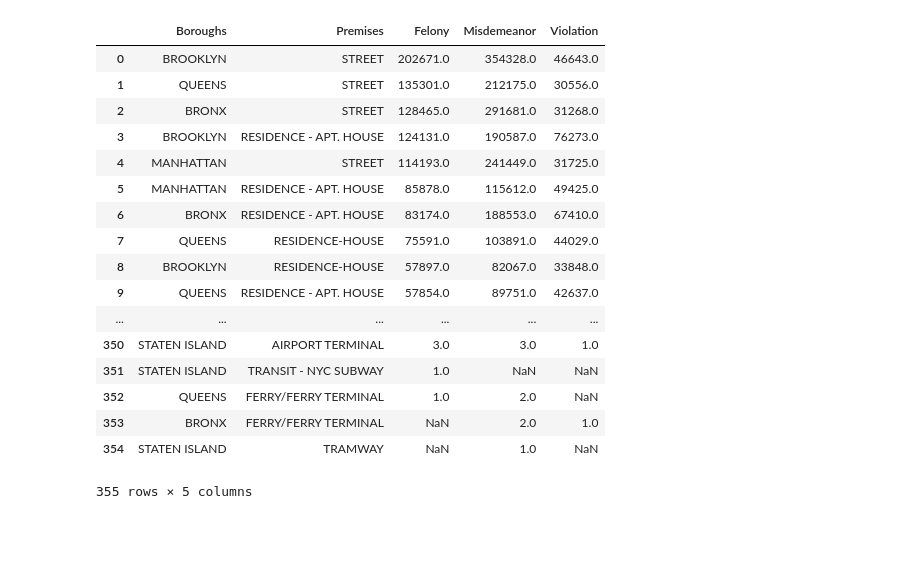
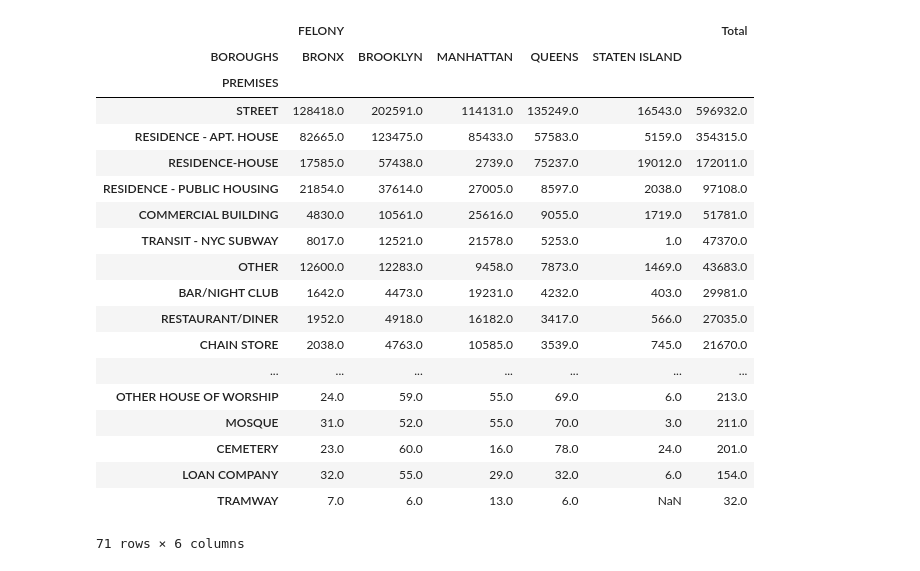
Before and after one commit to wilfy9249/Capstone-Fall-18, a Jupyter notebook: Python Notebook/Analyzing_success_of_a_crime.ipynb, the cells around one changed output. Drawn from its saved outputs; the diff is of its cells as text; code cells hidden in the pictures; blank space fills up the shorter version.

Commit message:
Created Pivot Table

```diff
--- a/Python Notebook/Analyzing_success_of_a_crime.ipynb
+++ b/Python Notebook/Analyzing_success_of_a_crime.ipynb
@@ -32,23 +44,47 @@ mergedData = sortFelony.merge(sortMis.merge(sortVio, left_on=[9,11], right_on=[9
-# %%
-final = mergedData.drop([8,'8_x','8_y'],axis=1)
-final.columns = ['Boroughs', 'Premises', 'Felony', 'Misdemeanor', 'Violation']
-final
-# %% [output]
-|  | Boroughs | Premises | Felony | Misdemeanor | Violation |
-| 0 | BROOKLYN | STREET | 202671.0 | 354328.0 | 46643.0 |
-| 1 | QUEENS | STREET | 135301.0 | 212175.0 | 30556.0 |
-| 2 | BRONX | STREET | 128465.0 | 291681.0 | 31268.0 |
-| 3 | BROOKLYN | RESIDENCE - APT. HOUSE | 124131.0 | 190587.0 | 76273.0 |
-| 4 | MANHATTAN | STREET | 114193.0 | 241449.0 | 31725.0 |
-| 5 | MANHATTAN | RESIDENCE - APT. HOUSE | 85878.0 | 115612.0 | 49425.0 |
-| 6 | BRONX | RESIDENCE - APT. HOUSE | 83174.0 | 188553.0 | 67410.0 |
-| 7 | QUEENS | RESIDENCE-HOUSE | 75591.0 | 103891.0 | 44029.0 |
-| 8 | BROOKLYN | RESIDENCE-HOUSE | 57897.0 | 82067.0 | 33848.0 |
-| 9 | QUEENS | RESIDENCE - APT. HOUSE | 57854.0 | 89751.0 | 42637.0 |
-| ... | ... | ... | ... | ... | ... |
-| 350 | STATEN ISLAND | AIRPORT TERMINAL | 3.0 | 3.0 | 1.0 |
-| 351 | STATEN ISLAND | TRANSIT - NYC SUBWAY | 1.0 | NaN | NaN |
-| 352 | QUEENS | FERRY/FERRY TERMINAL | 1.0 | 2.0 | NaN |
-| 353 | BRONX | FERRY/FERRY TERMINAL | NaN | 2.0 | 1.0 |
-| 354 | STATEN ISLAND | TRAMWAY | NaN | 1.0 | NaN |
-355 rows × 5 columns
+# %%
+felony_val = 'FELONY'
+mis_val = 'MISDEMEANOR'
+vio_val = 'VIOLATION'
+
+only_completed_felony = filterData(completed_crimes,8,felony_val)
+data = only_completed_felony.drop([5,7,10],axis = 1)
+fel_data = getCount(data,list([9,11,8]),felony_val)
+fel_data.columns= ['BOROUGHS', 'PREMISES', 'TYPE', felony_val]
+
+only_completed_mis = filterData(completed_crimes,8,mis_val)
+data = only_completed_mis.drop([5,7,10],axis = 1)
+mis_data = getCount(data,list([9,11,8]),mis_val)
+
+only_completed_vio = filterData(completed_crimes,8,vio_val)
+data = only_completed_vio.drop([5,7,10],axis = 1)
+vio_data = getCount(data,list([9,11,8]),vio_val)
+# %%
+fel_data[[felony_val]] = fel_data[[felony_val]].apply(pd.to_numeric)
+# %%
+fel_pivot = fel_data.pivot_table(values = [felony_val], index = ['PREMISES'], columns = ['BOROUGHS'])
+fel_pivot.insert(5,'Total',fel_pivot.sum(axis=1))
+# %%
+sorted_fel = fel_pivot.reindex(fel_pivot['Total'].sort_values(ascending=False).index)
+# %%
+sorted_fel
+# %% [output]
+|  | FELONY |  |  |  |  | Total |
+| BOROUGHS | BRONX | BROOKLYN | MANHATTAN | QUEENS | STATEN ISLAND |  |
+| PREMISES |  |  |  |  |  |  |
+| STREET | 128418.0 | 202591.0 | 114131.0 | 135249.0 | 16543.0 | 596932.0 |
+| RESIDENCE - APT. HOUSE | 82665.0 | 123475.0 | 85433.0 | 57583.0 | 5159.0 | 354315.0 |
+| RESIDENCE-HOUSE | 17585.0 | 57438.0 | 2739.0 | 75237.0 | 19012.0 | 172011.0 |
+| RESIDENCE - PUBLIC HOUSING | 21854.0 | 37614.0 | 27005.0 | 8597.0 | 2038.0 | 97108.0 |
+| COMMERCIAL BUILDING | 4830.0 | 10561.0 | 25616.0 | 9055.0 | 1719.0 | 51781.0 |
+| TRANSIT - NYC SUBWAY | 8017.0 | 12521.0 | 21578.0 | 5253.0 | 1.0 | 47370.0 |
+| OTHER | 12600.0 | 12283.0 | 9458.0 | 7873.0 | 1469.0 | 43683.0 |
+| BAR/NIGHT CLUB | 1642.0 | 4473.0 | 19231.0 | 4232.0 | 403.0 | 29981.0 |
+| RESTAURANT/DINER | 1952.0 | 4918.0 | 16182.0 | 3417.0 | 566.0 | 27035.0 |
+| CHAIN STORE | 2038.0 | 4763.0 | 10585.0 | 3539.0 | 745.0 | 21670.0 |
+| ... | ... | ... | ... | ... | ... | ... |
+| OTHER HOUSE OF WORSHIP | 24.0 | 59.0 | 55.0 | 69.0 | 6.0 | 213.0 |
+| MOSQUE | 31.0 | 52.0 | 55.0 | 70.0 | 3.0 | 211.0 |
+| CEMETERY | 23.0 | 60.0 | 16.0 | 78.0 | 24.0 | 201.0 |
+| LOAN COMPANY | 32.0 | 55.0 | 29.0 | 32.0 | 6.0 | 154.0 |
+| TRAMWAY | 7.0 | 6.0 | 13.0 | 6.0 | NaN | 32.0 |
+71 rows × 6 columns
```
Also changed, not shown: parts of 4 cells of this notebook.
